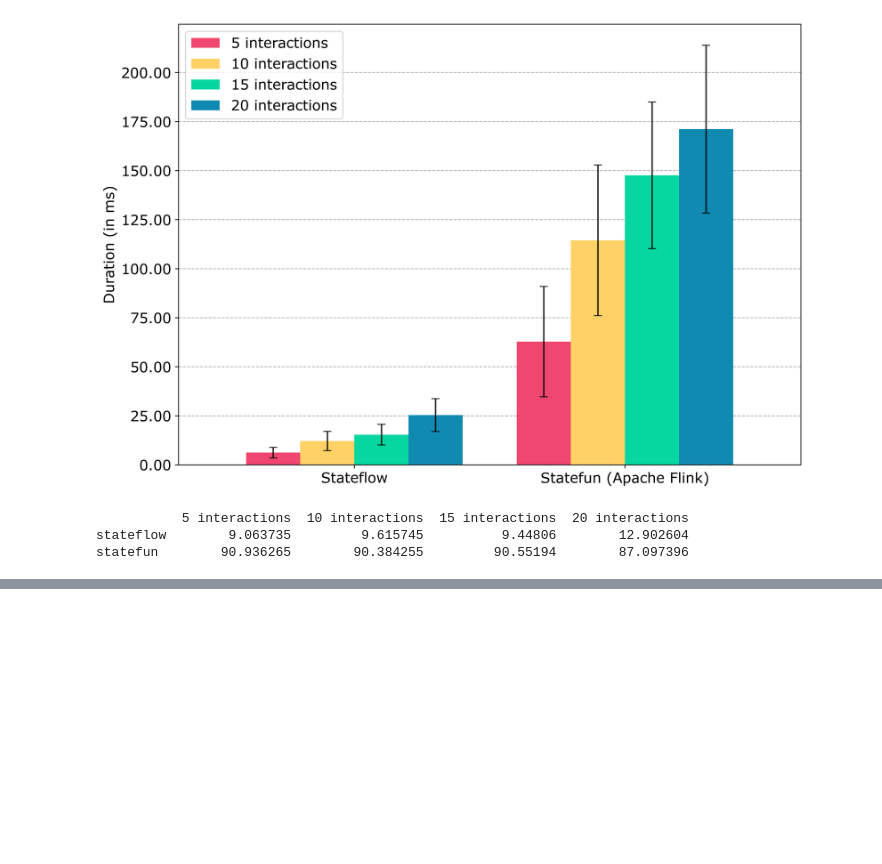
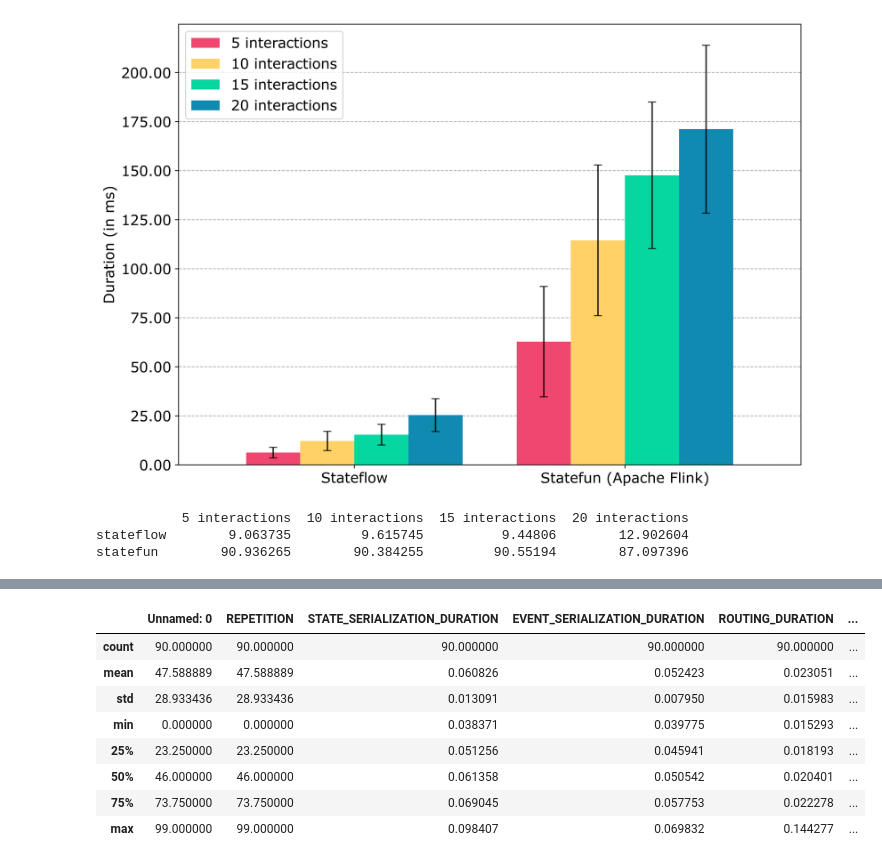
Before and after one commit to delftdata/stateflow-evaluation, a Jupyter notebook: results/overhead/overhead_results_with_runtime.ipynb, the cells around one changed output, grey strips where cells are left out. Saved outputs shown, nothing was run; the diff lists cells and outputs as text; code cells hidden in the pictures; blank space fills up the shorter version.

```diff
--- a/results/overhead/overhead_results_with_runtime.ipynb
+++ b/results/overhead/overhead_results_with_runtime.ipynb
@@ -960,0 +892,21 @@ statefun        90.936265        90.384255         90.55194        87.097396
+# %%
+fiftykb_data = pd.read_csv("with_runtime/pyflink_50kb.csv")
+
+columns = ["PYFLINK", "EVENT_SERIALIZATION_DURATION"]
+for column in columns:
+    fiftykb_data = fiftykb_data[fiftykb_data[column] < fiftykb_data[column].quantile(0.95)]
+
+fiftykb_data["stateflow"] = fiftykb_data["ACTOR_CONSTRUCTOR"] + fiftykb_data["ROUTING_DURATION"] + fiftykb_data["EVENT_SERIALIZATION_DURATION"] + fiftykb_data["STATE_SERIALIZATION_DURATION"]
+fiftykb_data["pyflink"] = fiftykb_data["PYFLINK"] - KAFKA_ROUNDTRIP
+
+fiftykb_data.describe()
+# %% [output]
+|  | Unnamed: 0 | REPETITION | STATE_SERIALIZATION_DURATION | EVENT_SERIALIZATION_DURATION | ROUTING_DURATION | ... |
+| count | 90.000000 | 90.000000 | 90.000000 | 90.000000 | 90.000000 | ... |
+| mean | 47.588889 | 47.588889 | 0.060826 | 0.052423 | 0.023051 | ... |
+| std | 28.933436 | 28.933436 | 0.013091 | 0.007950 | 0.015983 | ... |
+| min | 0.000000 | 0.000000 | 0.038371 | 0.039775 | 0.015293 | ... |
+| 25% | 23.250000 | 23.250000 | 0.051256 | 0.045941 | 0.018193 | ... |
+| 50% | 46.000000 | 46.000000 | 0.061358 | 0.050542 | 0.020401 | ... |
+| 75% | 73.750000 | 73.750000 | 0.069045 | 0.057753 | 0.022278 | ... |
+| max | 99.000000 | 99.000000 | 0.098407 | 0.069832 | 0.144277 | ... |
```
Also changed, not shown: parts of 12 cells of this notebook, 1 other file.
